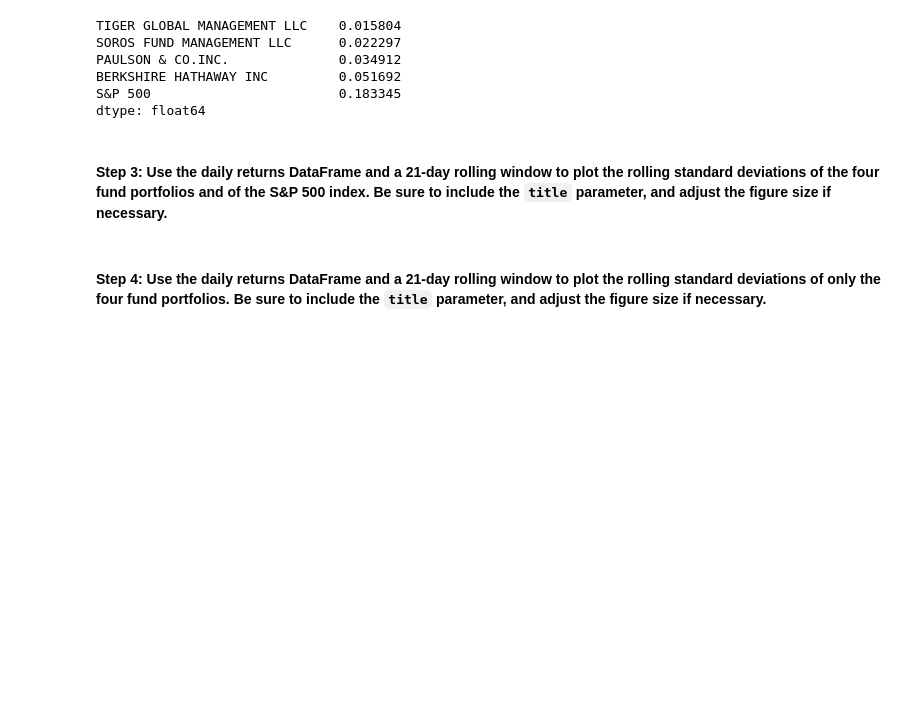
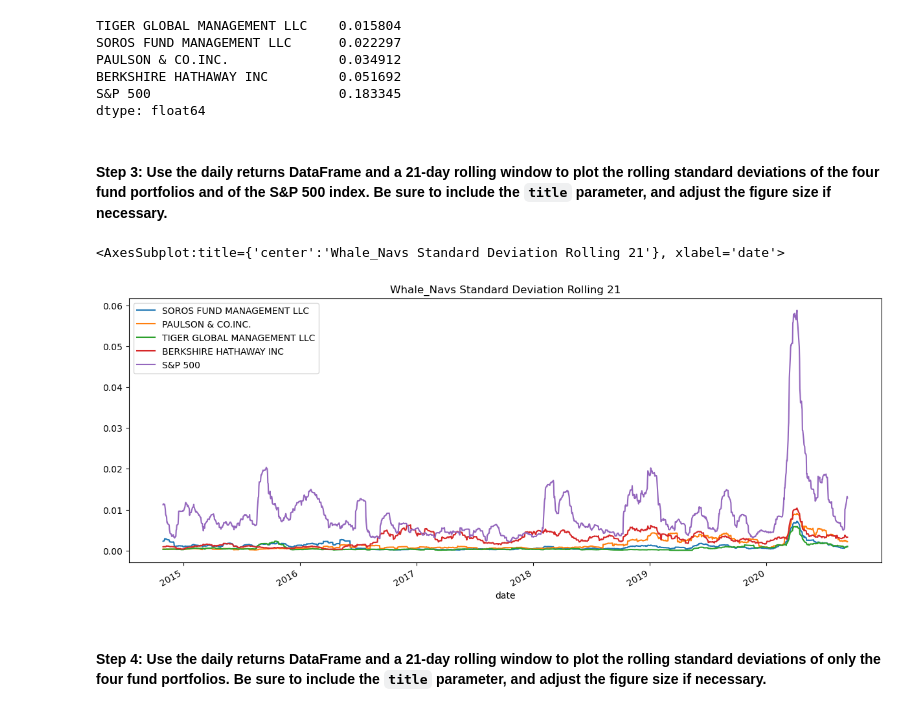
Before and after one commit to aj-0524/FinTech-Ch4, a Jupyter notebook: risk_return_analysis.ipynb, the cells around one changed output. Drawn from its saved outputs; the diff is of its cells as text; code cells hidden in the pictures; blank space fills up the shorter version.

```diff
--- a/risk_return_analysis.ipynb
+++ b/risk_return_analysis.ipynb
@@ -264,7 +264,13 @@ dtype: float64
 # %%
 # Using the daily returns DataFrame and a 21-day rolling window,
 # plot the rolling standard deviation of the 4 portfolios and the S&P 500
 # Include a title parameter and adjust the figure size
+
+whale_navs_std_21 = whale_navs_daily_returns.rolling(window=21).std()
+whale_navs_std_21.plot(figsize= (15,6), title= 'Whale_Navs Standard Deviation Rolling 21')
+# %% [output]
+<AxesSubplot:title={'center':'Whale_Navs Standard Deviation Rolling 21'}, xlabel='date'>
+[figure, added]
 # %% [markdown]
 #### Step 4: Use the daily returns DataFrame and a 21-day rolling window to plot the rolling standard deviations of only the four fund portfolios. Be sure to include the `title` parameter, and adjust the figure size if necessary.
 # %%
```
Also changed, not shown: parts of 19 cells of this notebook.
